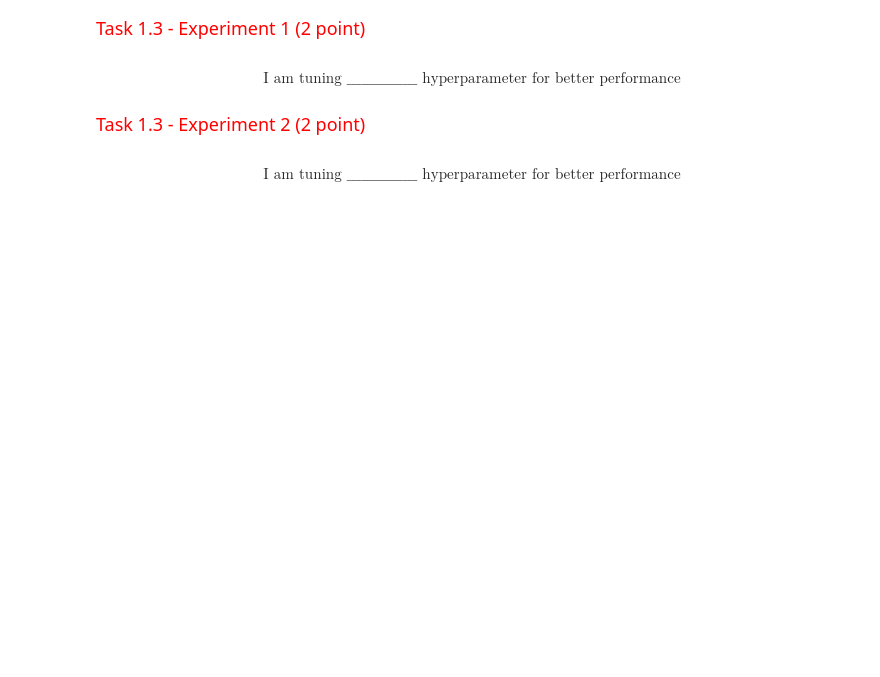
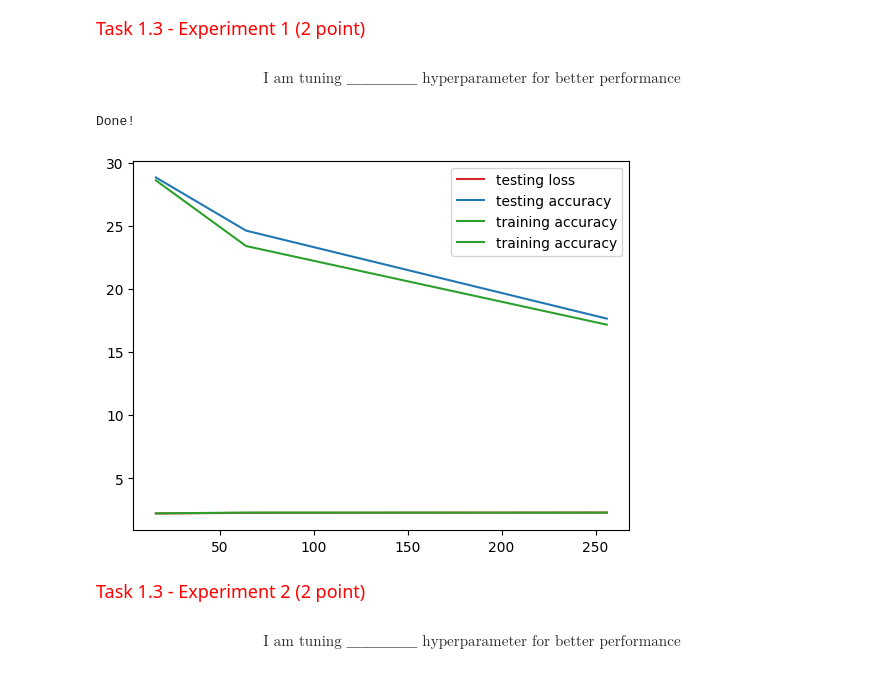
Before and after one commit to karan-mudaliar/Deep-Learning, a Jupyter notebook: HW2_2_CIFAR10Classifier.ipynb, the cells around one changed output. Saved outputs shown, nothing was run; the diff lists cells and outputs as text; code cells hidden in the pictures; blank space fills up the shorter version.

```diff
--- a/HW2_2_CIFAR10Classifier.ipynb
+++ b/HW2_2_CIFAR10Classifier.ipynb
@@ -99,11 +99,14 @@ class CIFAR10Classifier(nn.Module):
         self.linear_relu_stack = nn.Sequential(
             nn.Flatten(),
             nn.Linear(32*32*3, 512),
-            nn.ReLU(),
-            nn.Linear(512, 512),
-            nn.ReLU(),
             nn.BatchNorm1d(512),
-            nn.Linear(512, 10),
+            nn.LeakyReLU(),
+            nn.Linear(512, 256),
+            nn.LeakyReLU(),
+            nn.Linear(256, 100),
+            nn.LeakyReLU(),
+            nn.BatchNorm1d(100),
+            nn.Linear(100, 10),
             nn.Softmax(dim=1)
         )
         ########################################################################
@@ -317,36 +339,40 @@ for size in batch_size: #Would change this to reflect whatever hyperparameter yo
     # Optimizer
     optimizer = torch.optim.SGD(model.parameters(),
                             lr = learning_rate,
-                            betas=(momentum, dampening),
-                            weight_decay = weight_decay)
+                            momentum = momentum,
+                            weight_decay = weight_decay,
+                            dampening = dampening)
     # Loss Func
     loss_fn = nn.CrossEntropyLoss()
     # Dataloaders
     train_dataloader = DataLoader(train_data, batch_size=size)
     test_dataloader = DataLoader(test_data, batch_size=size)
     final_train_acc = 0
     final_test_acc = 0
     final_test_loss = 0
     for t in range(epochs):
         # print(f"Currently running epoch {t+1}")
         training_acc = train_loop(train_dataloader, model, loss_fn, optimizer, print_log=False)
         testing_acc, test_loss =  test_loop(test_dataloader, model, loss_fn, print_log=False)
         final_test_acc = testing_acc
         final_test_loss = test_loss
         final_train_acc = training_acc
     test_accs.append(final_test_acc)
     test_losses.append(final_test_loss)
     training_accs.append(final_train_acc)
 plt.plot(batch_size,test_losses, color ='tab:red', label='testing loss')
 plt.plot(batch_size,test_accs, color ='tab:blue', label='testing accuracy')
 plt.plot(batch_size,training_accs, color ='tab:green', label='training accuracy')
 plt.legend()
 print("Done!")
 
 
 ############################################################################
 #                             END OF YOUR CODE                             #
 ############################################################################
+# %% [output]
+Done!
+[figure, added]
 # %% [markdown]
 <font size='4' color='Red'>Task 1.3 - Experiment 2 (2 point)</font>
 # %% [markdown]
```
Also changed, not shown: parts of 5 cells of this notebook.
